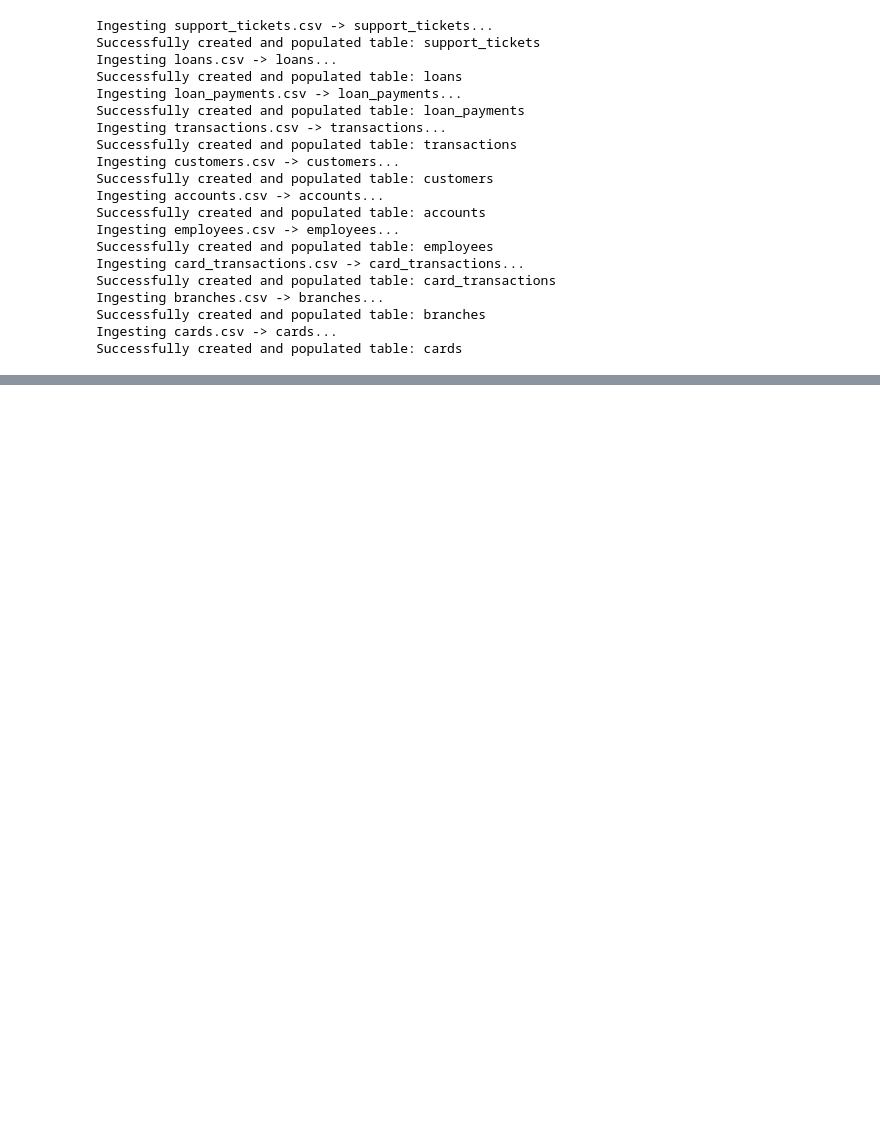
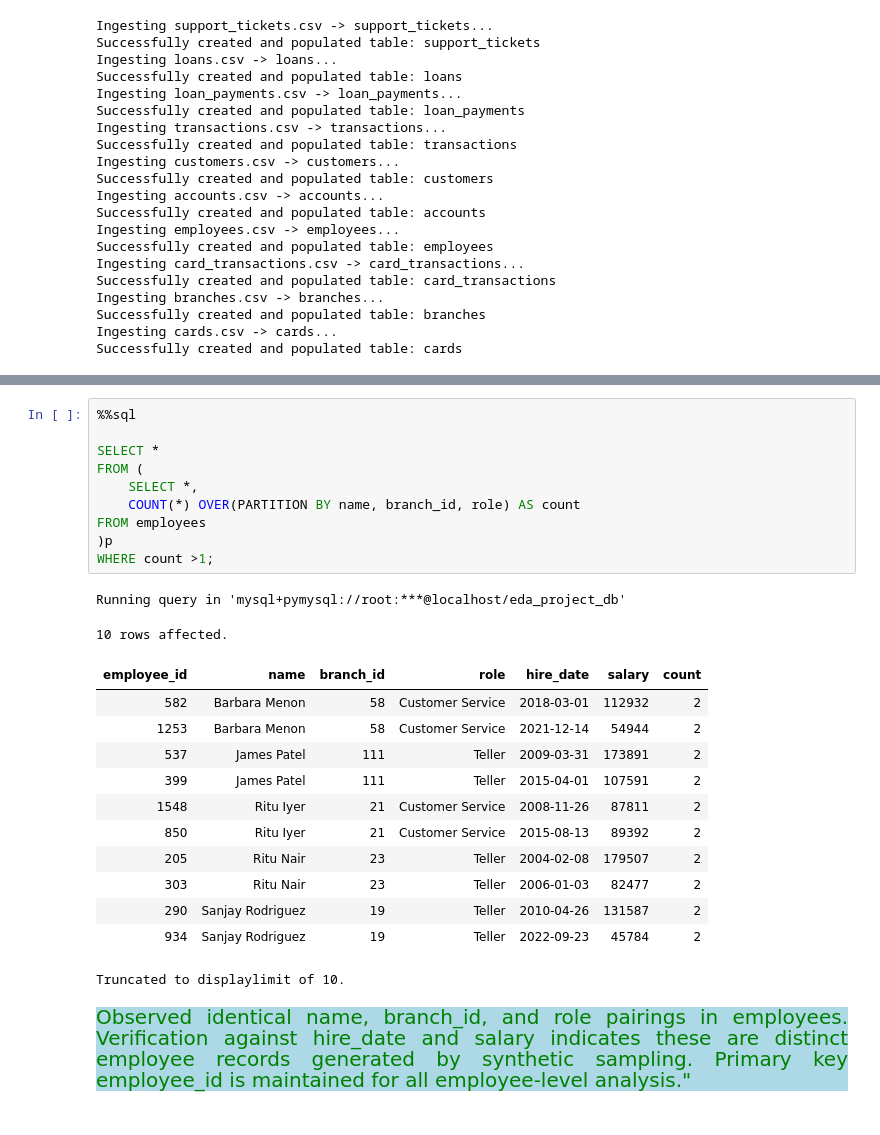
Before and after one commit to Kartika-Nidhi/Banking_Transaction_Analysis_SQL, a Jupyter notebook: BankingTransactions.ipynb, the cells around one changed output, grey strips where cells are left out. Saved outputs shown, nothing was run; the diff lists cells and outputs as text; blank space fills up the shorter version.

```diff
--- a/BankingTransactions.ipynb
+++ b/BankingTransactions.ipynb
@@ -130,0 +246,29 @@ Schema generated and saved to 'schema_dbml.txt'!
+# %%
+%%sql
+
+SELECT *
+FROM (
+    SELECT *,
+    COUNT(*) OVER(PARTITION BY name, branch_id, role) AS count
+FROM employees
+)p
+WHERE count >1;
+# %% [output]
+Running query in 'mysql+pymysql://root:***@localhost/eda_project_db'
+10 rows affected.
+| employee_id | name | branch_id | role | hire_date | salary | count |
+| 582 | Barbara Menon | 58 | Customer Service | 2018-03-01 | 112932 | 2 |
+| 1253 | Barbara Menon | 58 | Customer Service | 2021-12-14 | 54944 | 2 |
+| 537 | James Patel | 111 | Teller | 2009-03-31 | 173891 | 2 |
+| 399 | James Patel | 111 | Teller | 2015-04-01 | 107591 | 2 |
+| 1548 | Ritu Iyer | 21 | Customer Service | 2008-11-26 | 87811 | 2 |
+| 850 | Ritu Iyer | 21 | Customer Service | 2015-08-13 | 89392 | 2 |
+| 205 | Ritu Nair | 23 | Teller | 2004-02-08 | 179507 | 2 |
+| 303 | Ritu Nair | 23 | Teller | 2006-01-03 | 82477 | 2 |
+| 290 | Sanjay Rodriguez | 19 | Teller | 2010-04-26 | 131587 | 2 |
+| 934 | Sanjay Rodriguez | 19 | Teller | 2022-09-23 | 45784 | 2 |
+Truncated to displaylimit of 10.
+# %% [markdown]
+<div style = "background-color:lightblue; color:green; font-size:20px; text-align:justify">Observed identical name, branch_id, and role pairings in employees. Verification against hire_date and salary indicates these are distinct employee records generated by synthetic sampling. Primary key employee_id is maintained for all employee-level analysis."
+# %% [markdown]
+<div>
```
Also changed, not shown: parts of 14 cells of this notebook.
